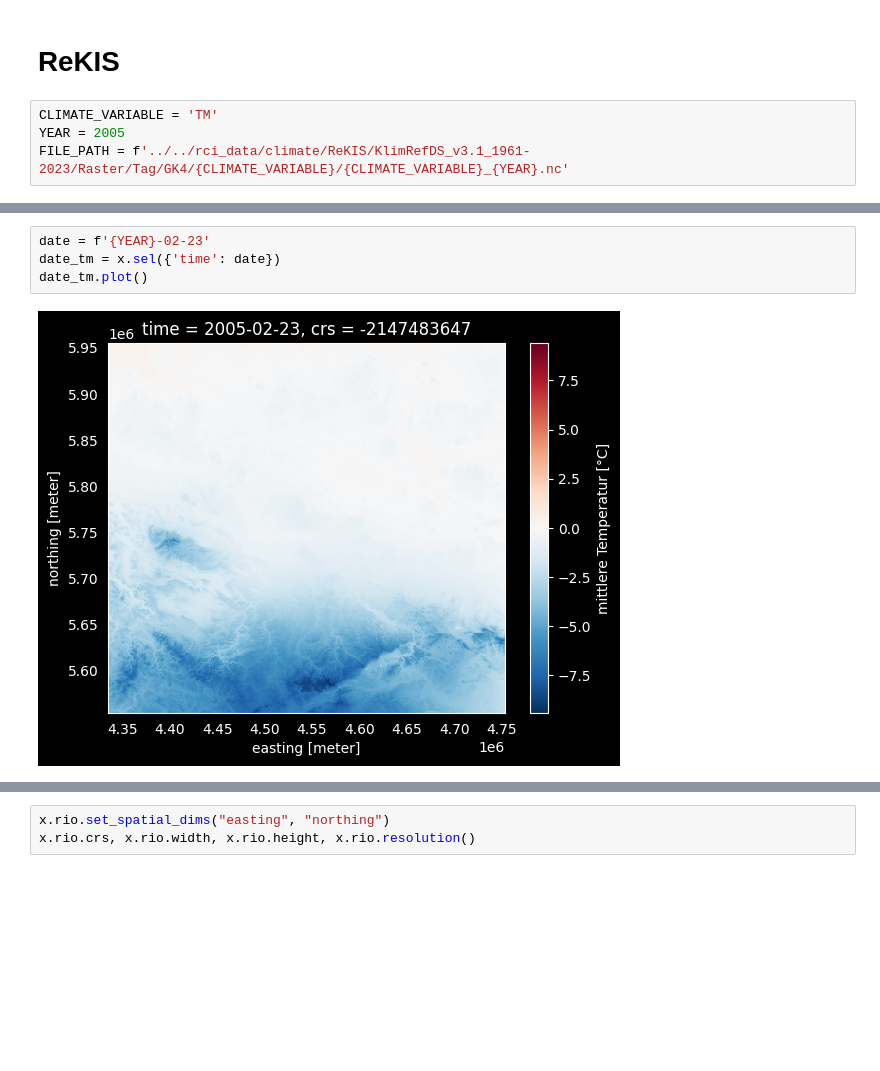
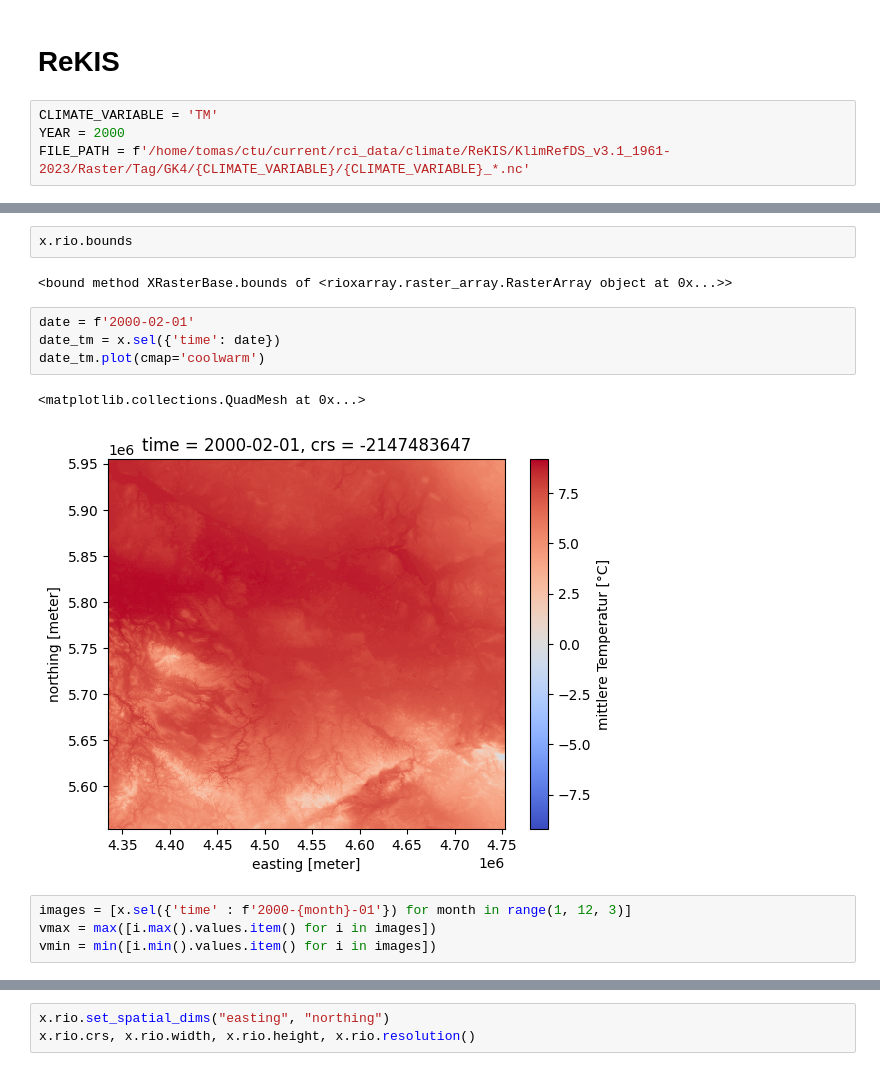
Before and after one commit to beczatom/SISR-downscaling, a Jupyter notebook: notebooks/rekis.ipynb, the cells around one changed output, grey strips where cells are left out. Saved outputs shown, nothing was run; the diff lists cells and outputs as text; blank space fills up the shorter version.

```diff
--- a/notebooks/rekis.ipynb
+++ b/notebooks/rekis.ipynb
@@ -11,8 +11,8 @@ import rasterio
 # ReKIS
 # %%
 CLIMATE_VARIABLE = 'TM'
-YEAR = 2005
-FILE_PATH = f'../../rci_data/climate/ReKIS/KlimRefDS_v3.1_1961-2023/Raster/Tag/GK4/{CLIMATE_VARIABLE}/{CLIMATE_VARIABLE}_{YEAR}.nc'
+YEAR = 2000
+FILE_PATH = f'/home/tomas/ctu/current/rci_data/climate/ReKIS/KlimRefDS_v3.1_1961-2023/Raster/Tag/GK4/{CLIMATE_VARIABLE}/{CLIMATE_VARIABLE}_*.nc'
 # %%
 x = xr.open_mfdataset(FILE_PATH, decode_coords="all")
 x = x[CLIMATE_VARIABLE]
@@ -43,9 +43,18 @@ units :
 °C
 long_name :
 mittlere Temperatur
+# %%
+x.rio.bounds
+# %% [output]
+<bound method XRasterBase.bounds of <rioxarray.raster_array.RasterArray object at 0x...>>
 # %%
-date = f'{YEAR}-02-23'
+date = f'2000-02-01'
 date_tm = x.sel({'time': date})
-date_tm.plot()
+date_tm.plot(cmap='coolwarm')
 # %% [output]
+<matplotlib.collections.QuadMesh at 0x...>
-[figure, old version]
+[figure, new version]
+# %%
+images = [x.sel({'time' : f'2000-{month}-01'}) for month in range(1, 12, 3)]
+vmax = max([i.max().values.item() for i in images])
+vmin = min([i.min().values.item() for i in images])
```
Also changed, not shown: parts of 18 cells of this notebook, 15 other files.
